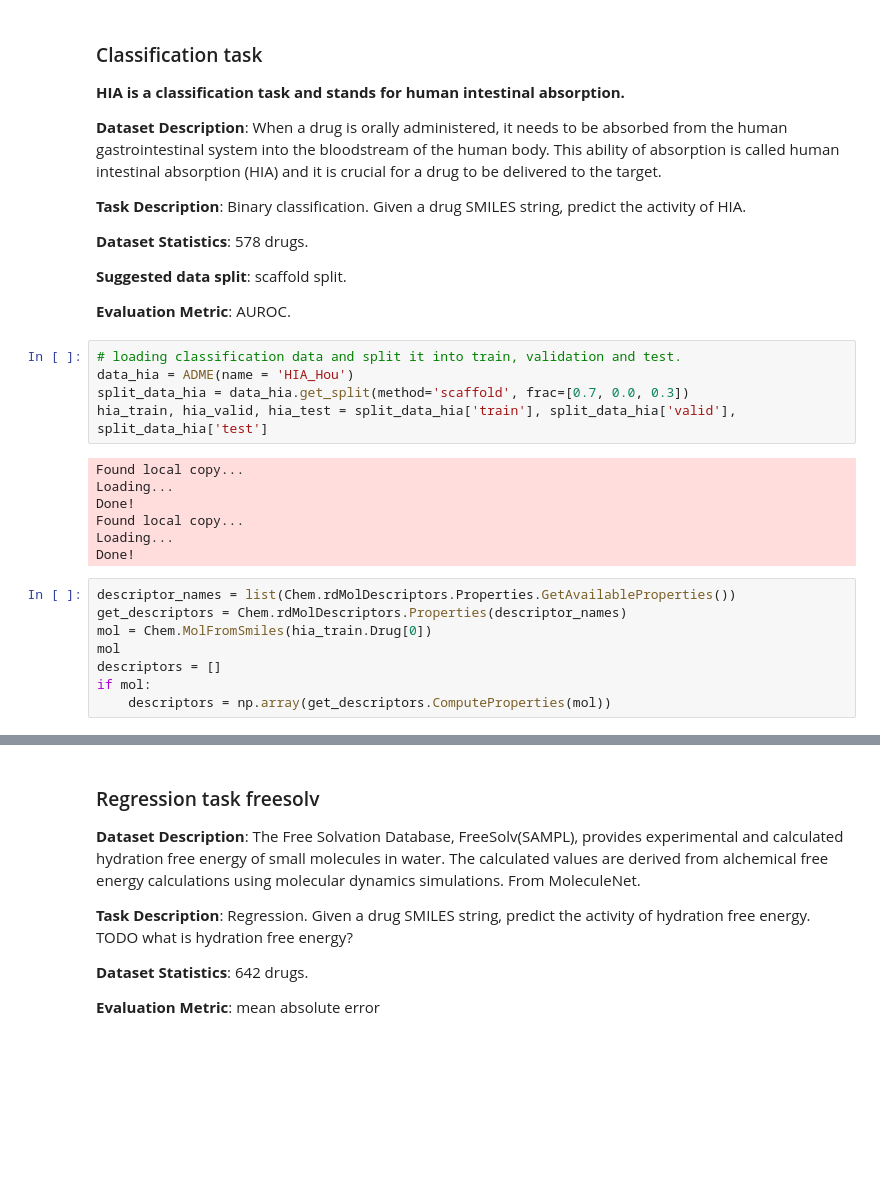
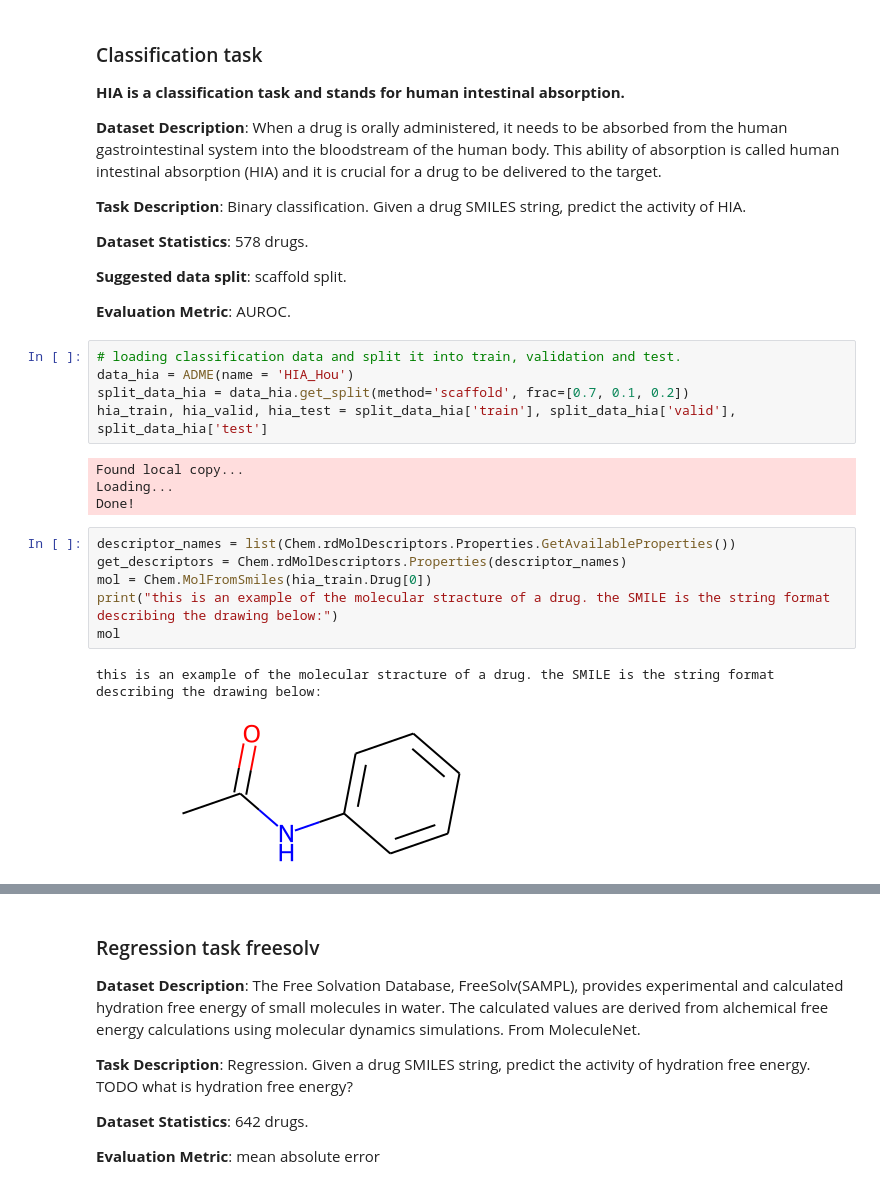
Before and after one commit to cmvcordova/NLPwDL, a Jupyter notebook: assignment#1/Assignment1_Open.ipynb, the cells around one changed output, grey strips where cells are left out. Saved outputs shown, nothing was run; the diff lists cells and outputs as text; blank space fills up the shorter version.

```diff
--- a/assignment#1/Assignment1_Open.ipynb
+++ b/assignment#1/Assignment1_Open.ipynb
@@ -210,20 +216,18 @@ system into the bloodstream of the human body. This ability of absorption is cal
 # %%
 # loading classification data and split it into train, validation and test.
 data_hia = ADME(name = 'HIA_Hou')
-split_data_hia = data_hia.get_split(method='scaffold', frac=[0.7, 0.0, 0.3])
+split_data_hia = data_hia.get_split(method='scaffold', frac=[0.7, 0.1, 0.2])
 hia_train, hia_valid, hia_test = split_data_hia['train'], split_data_hia['valid'], split_data_hia['test']
 # %% [output]
 Found local copy...
 Loading...
 Done!
-Found local copy...
-Loading...
-Done!
 # %%
 descriptor_names = list(Chem.rdMolDescriptors.Properties.GetAvailableProperties())
 get_descriptors = Chem.rdMolDescriptors.Properties(descriptor_names)
 mol = Chem.MolFromSmiles(hia_train.Drug[0])
+print("this is an example of the molecular stracture of a drug. the SMILE is the string format describing the drawing below:")
 mol
-descriptors = []
-if mol:
-    descriptors = np.array(get_descriptors.ComputeProperties(mol))
+# %% [output]
+this is an example of the molecular stracture of a drug. the SMILE is the string format describing the drawing below:
+[figure, added]
```
Also changed, not shown: parts of 18 cells of this notebook.
